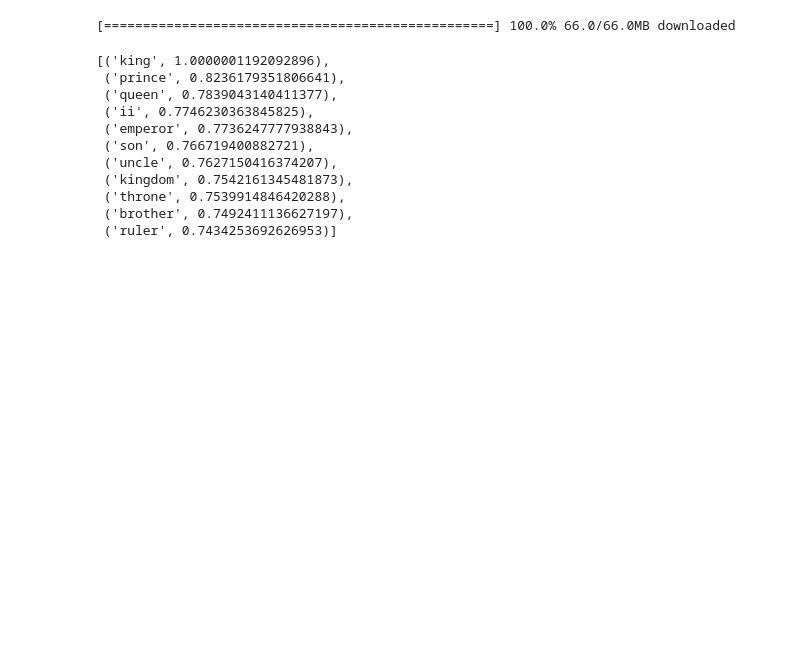
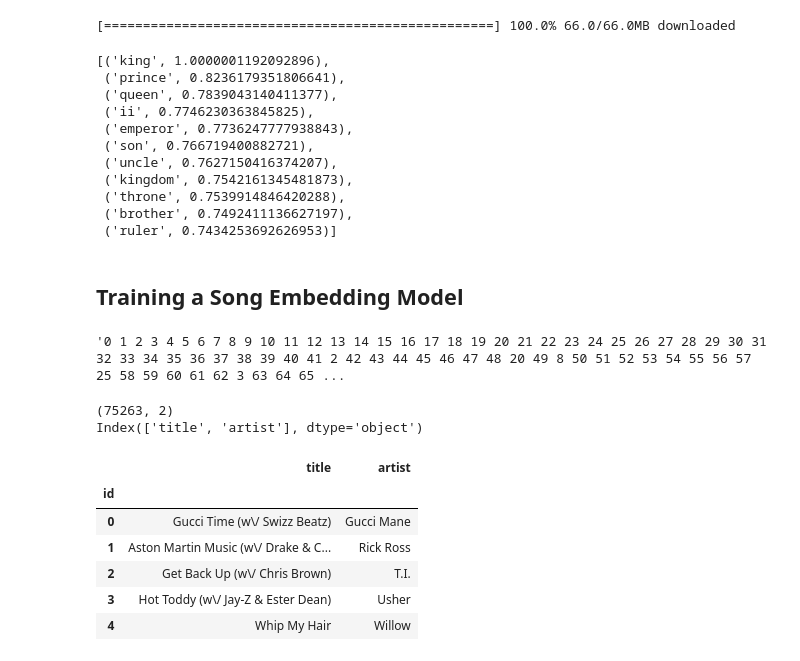
Before and after one commit to singhvis29/Hands_On_LLM_WR, a Jupyter notebook: Ch2_Token_and_Embeddings.ipynb, the cells around one changed output. Saved outputs shown, nothing was run; the diff lists cells and outputs as text; code cells hidden in the pictures; blank space fills up the shorter version.

Commit message:
Song recommendation engine

```diff
--- a/Ch2_Token_and_Embeddings.ipynb
+++ b/Ch2_Token_and_Embeddings.ipynb
@@ -196,3 +196,5 @@ model.most_similar([model['king']], topn=11)
  ('throne', 0.7539914846420288),
  ('brother', 0.7492411136627197),
  ('ruler', 0.7434253692626953)]
+# %% [markdown]
+## Training a Song Embedding Model
@@ -198,0 +211,4 @@ model.most_similar([model['king']], topn=11)
+# %%
+lines[0]
+# %% [output]
+'0 1 2 3 4 5 6 7 8 9 10 11 12 13 14 15 16 17 18 19 20 21 22 23 24 25 26 27 28 29 30 31 32 33 34 35 36 37 38 39 40 41 2 42 43 44 45 46 47 48 20 49 8 50 51 52 53 54 55 56 57 25 58 59 60 61 62 3 63 64 65 ...
@@ -198,0 +218,21 @@ model.most_similar([model['king']], topn=11)
+# %%
+# Load song metadata
+songs_file = request.urlopen('https://storage.googleapis.com/maps-premium/dataset/yes_complete/song_hash.txt')
+songs_file = songs_file.read().decode("utf-8").split('\n')
+songs = [s.rstrip().split('\t') for s in songs_file]
+songs_df = pd.DataFrame(data=songs, columns = ['id', 'title', 'artist'])
+songs_df = songs_df.set_index('id')
+# %%
+print(songs_df.shape)
+print(songs_df.columns)
+songs_df.head()
+# %% [output]
+(75263, 2)
+Index(['title', 'artist'], dtype='object')
+|  | title | artist |
+| id |  |  |
+| 0 | Gucci Time (w\/ Swizz Beatz) | Gucci Mane |
+| 1 | Aston Martin Music (w\/ Drake & C... | Rick Ross |
+| 2 | Get Back Up (w\/ Chris Brown) | T.I. |
+| 3 | Hot Toddy (w\/ Jay-Z & Ester Dean) | Usher |
+| 4 | Whip My Hair | Willow |
```
Also changed, not shown: parts of 10 cells of this notebook.
